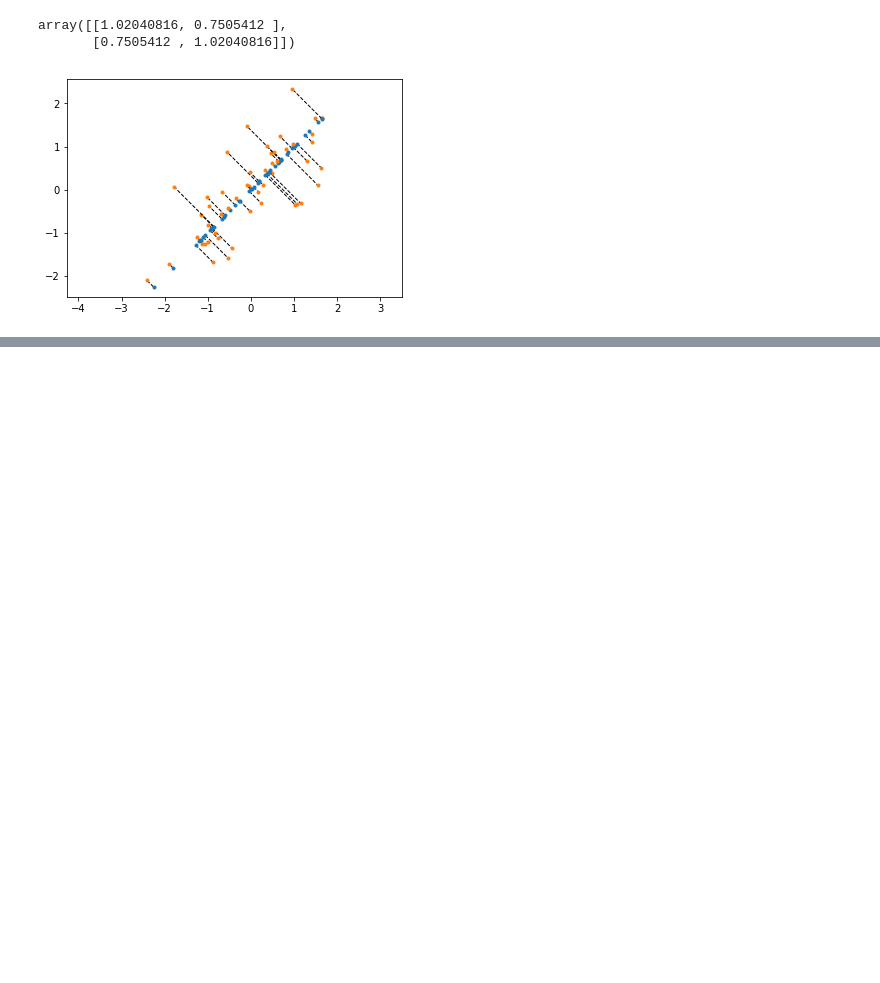
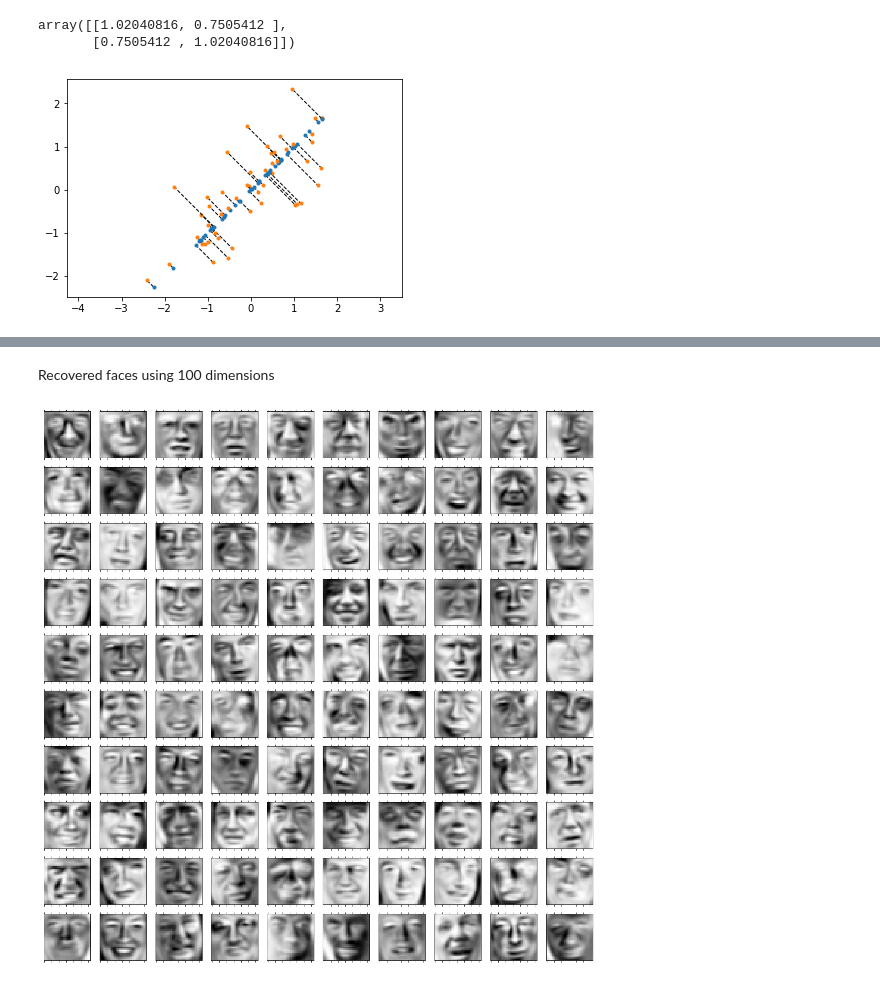
Before and after one commit to wesbarnett/MachineLearning, a Jupyter notebook: K-means Clustering and Principal Component Analysis.ipynb, the cells around one changed output, grey strips where cells are left out. Drawn from its saved outputs; the diff is of its cells as text; code cells hidden in the pictures; blank space fills up the shorter version.

```diff
--- a/K-means Clustering and Principal Component Analysis.ipynb
+++ b/K-means Clustering and Principal Component Analysis.ipynb
@@ -327,0 +357,15 @@ plt.show()
+# %%
+K = 100
+Z = projectData(X_norm, U, K)
+X_rec = recoverData(Z, U, K)
+# %% [markdown]
+Recovered faces using 100 dimensions
+# %%
+fig, ax = plt.subplots(10, 10, figsize=(15, 15))
+for i, a in enumerate(ax.ravel()):
+    a.tick_params(axis='both', which='both', bottom=False, top=False, labelbottom=False, right=False,
+                  left=False, labelleft=False)
+    a.matshow(np.transpose(X_rec[i,:].reshape(n,n)), cmap=plt.cm.Greys_r)
+plt.tight_layout()
+# %% [output]
+[figure, added]
```
Also changed, not shown: parts of 15 cells of this notebook, 1 other file.
